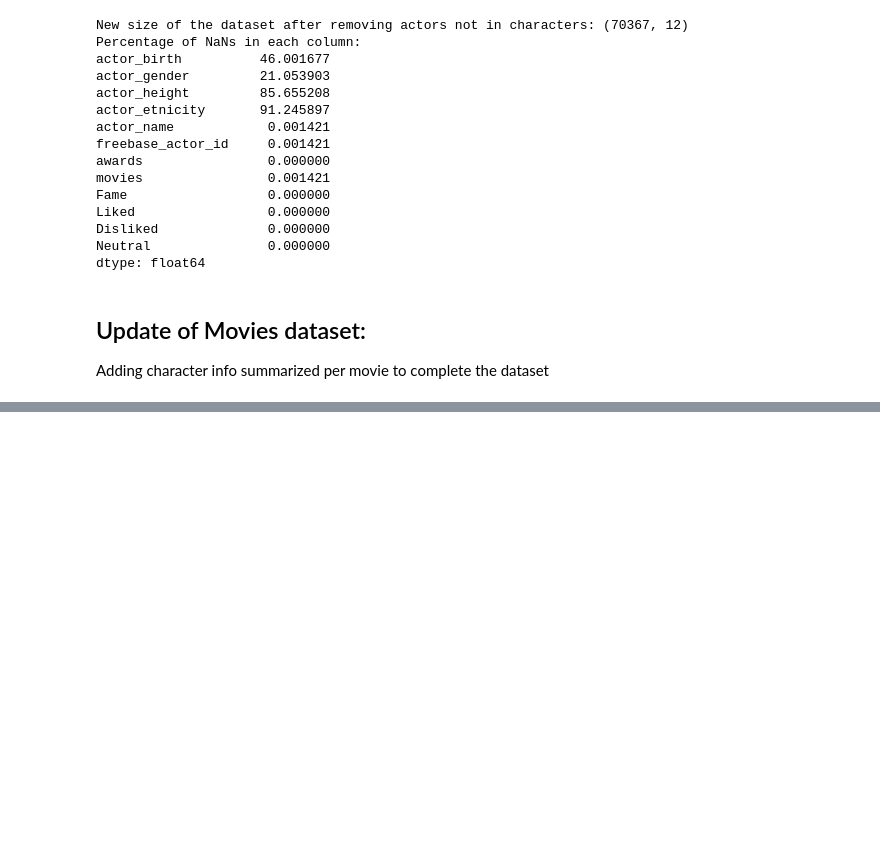
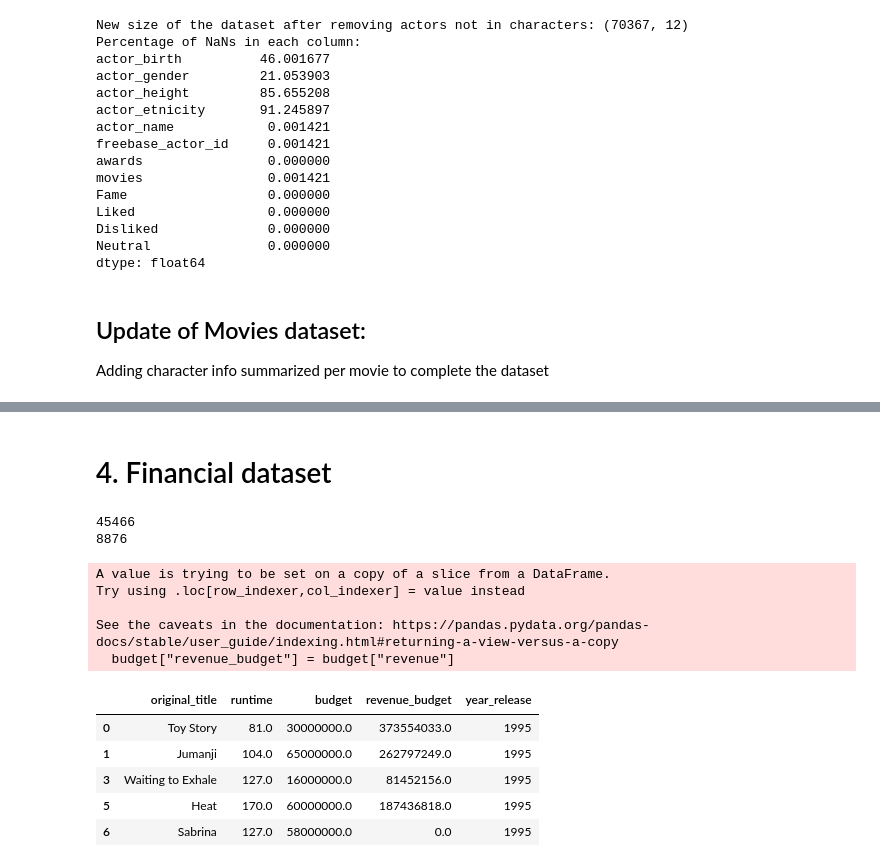
Before and after one commit to epfl-ada/ada-2023-project-shinebrightlikeadamon, a Jupyter notebook: data_preprocessing.ipynb, the cells around one changed output, grey strips where cells are left out. Cells and saved outputs as stored; diff of their text form; code cells hidden in the pictures; blank space fills up the shorter version.

```diff
--- a/data_cleaning.ipynb
+++ b/data_preprocessing.ipynb
@@ -500,3 +498,5 @@ New size of the dataset after merging with characters: (25515, 16)
 | 2 | 261236 | /m/01mrr1 | A Woman in Flames | 1983 | NaN | 106 | {"/m/04306rv": "German Language"} | {"/m/0345h": "Germany"} | {"/m/07s9rl0": "Drama"} | ... |
 | 3 | 13696889 | /m/03cfc81 | The Gangsters | 1913-05-29 | NaN | 35 | {"/m/06ppq": "Silent film", "/m/0... | {"/m/09c7w0": "United States of A... | {"/m/02hmvc": "Short Film", "/m/0... | ... |
 | 4 | 10408933 | /m/02qc0j7 | Alexander's Ragtime Band | 1938-08-16 | 3600000.0 | 106 | {"/m/02h40lc": "English Language"} | {"/m/09c7w0": "United States of A... | {"/m/04t36": "Musical", "/m/01z4y... | ... |
+# %% [markdown]
+# 4. Financial dataset
@@ -502,0 +507,28 @@ New size of the dataset after merging with characters: (25515, 16)
+# %%
+#Get and clean budget data
+budget = budget_data[["original_title", "release_date", "runtime", "budget", "revenue"]]
+print(len(budget))
+budget["revenue_budget"] = budget["revenue"]
+budget = budget.drop(columns=["revenue"])
+budget["budget"] = pd.to_numeric(budget["budget"], errors='coerce').dropna().astype(int)
+budget['year_release'] = pd.to_datetime(budget["release_date"], infer_datetime_format=True, errors="coerce").dt.year
+budget = budget.dropna()
+budget = budget.drop(columns=["release_date"])
+budget['year_release'] =  budget['year_release'].astype(int)
+budget = budget[budget["budget"] != 0]
+print(len(budget))
+budget.head()
+# %% [output]
+45466
+8876
+A value is trying to be set on a copy of a slice from a DataFrame.
+Try using .loc[row_indexer,col_indexer] = value instead
+
+See the caveats in the documentation: https://pandas.pydata.org/pandas-docs/stable/user_guide/indexing.html#returning-a-view-versus-a-copy
+  budget["revenue_budget"] = budget["revenue"]
+|  | original_title | runtime | budget | revenue_budget | year_release |
+| 0 | Toy Story | 81.0 | 30000000.0 | 373554033.0 | 1995 |
+| 1 | Jumanji | 104.0 | 65000000.0 | 262797249.0 | 1995 |
+| 3 | Waiting to Exhale | 127.0 | 16000000.0 | 81452156.0 | 1995 |
+| 5 | Heat | 170.0 | 60000000.0 | 187436818.0 | 1995 |
+| 6 | Sabrina | 127.0 | 58000000.0 | 0.0 | 1995 |
```
Also changed, not shown: parts of 10 cells of this notebook.
